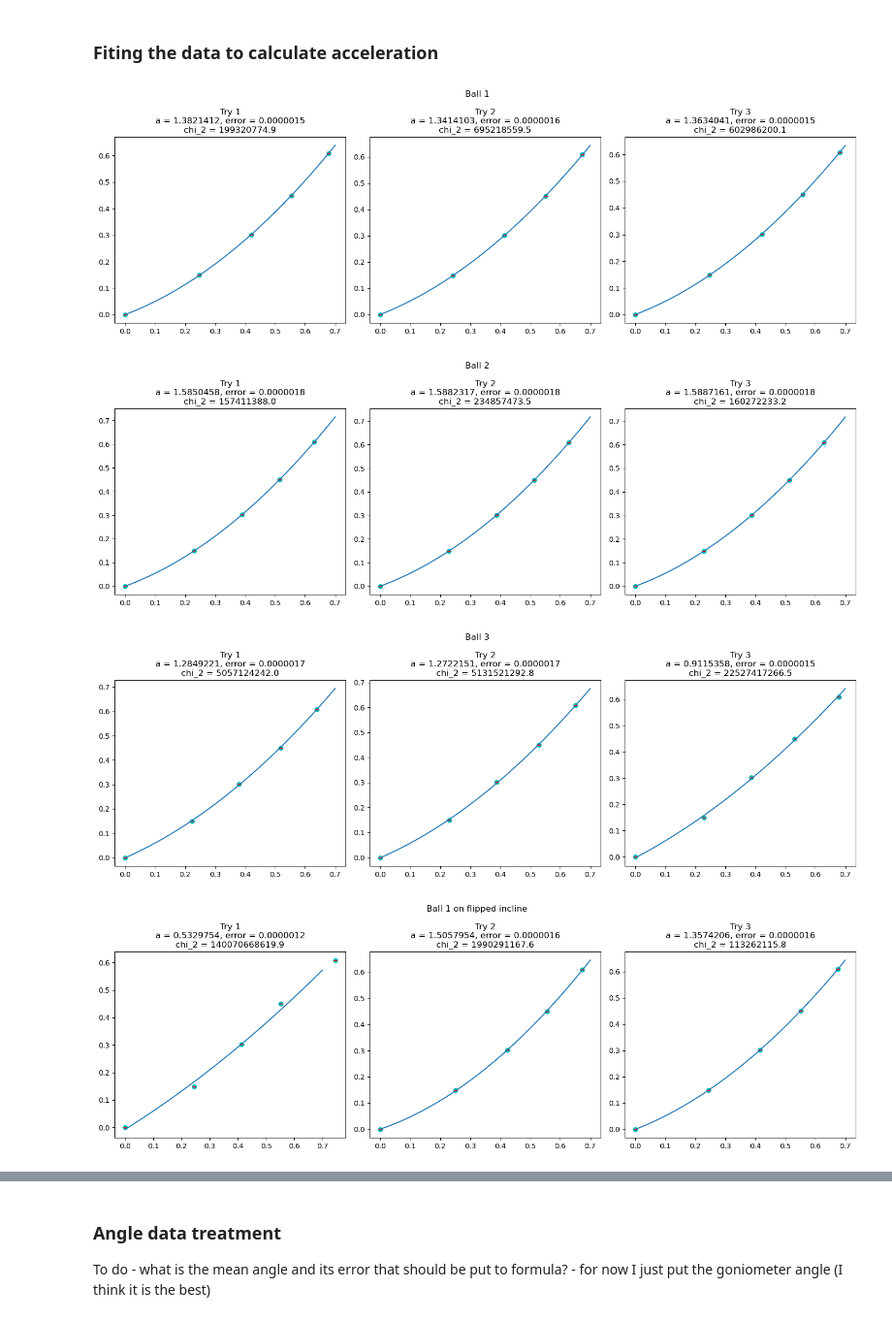
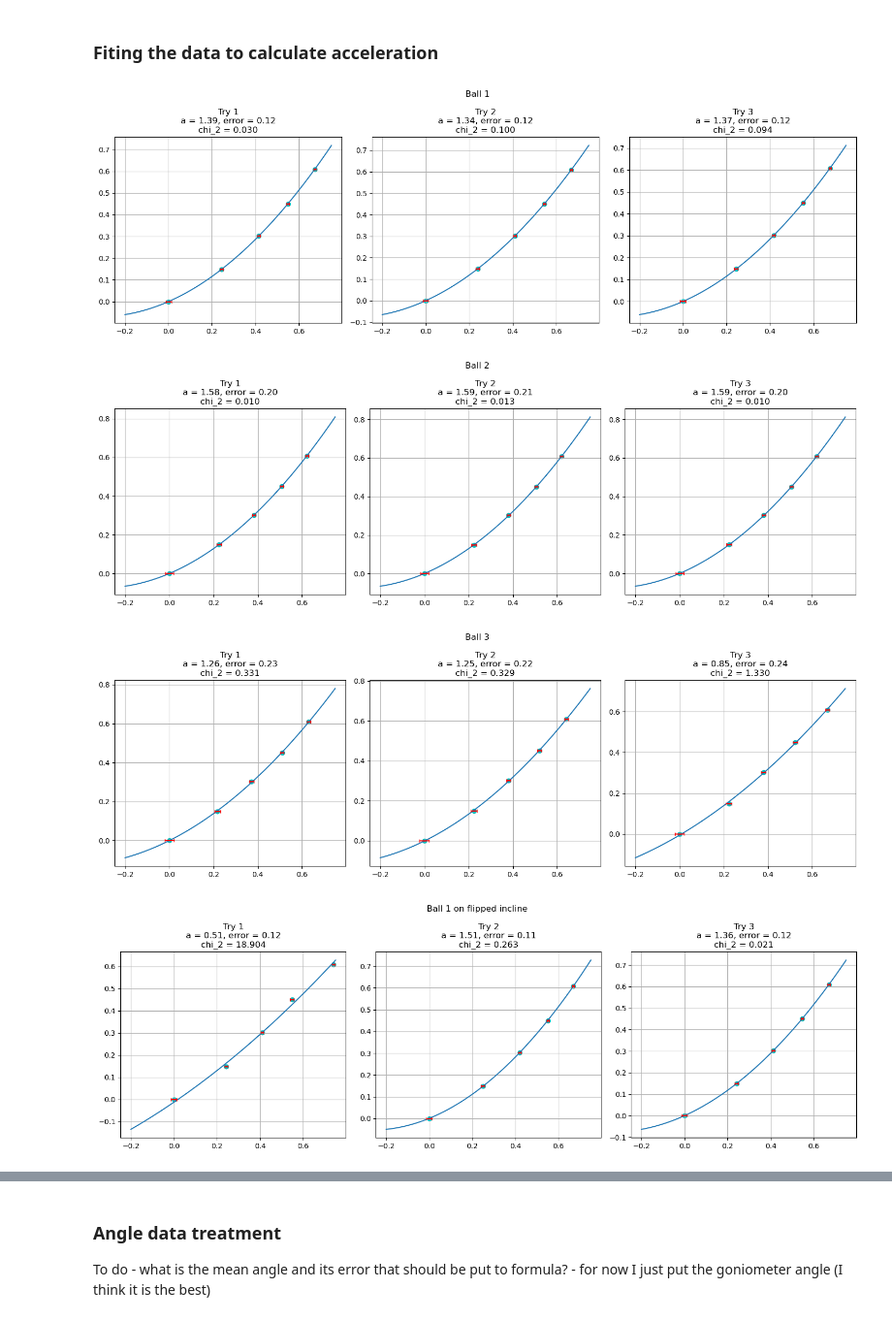
Before and after one commit to miguitarra/AppStats2024, a Jupyter notebook: Plane/incline_clean.ipynb, the cells around one changed output, grey strips where cells are left out. Shown: that part at 97% size. Cells and saved outputs as stored; diff of their text form; code cells hidden in the pictures.

Commit message:
midpoint_extractor implementation, including the time errors in propagation, fixing the chi_2 problem, and visualizing the results :))))

```diff
--- a/Plane/incline_clean.ipynb
+++ b/Plane/incline_clean.ipynb
@@ -154,7 +193,7 @@ def constant_fit(data, error):
 x_miguel = np.array([81.5, 65.33, 50.45, 35.25, 20.3])/100
 x_michal = np.array([80.8, 65.15, 50.35, 35.05, 20.15])/100
 x_sara = np.array([80.95, 65.15, 50.30, 35.05, 20.15])/100
-error = 0.05/100
+error_x = 0.05/100
 
 # Inverting the data (first gate reached had the lowest position value)
 x_miguel = x_miguel[::-1] - x_miguel[-1]
@@ -170,7 +209,7 @@ x_errors = []
 
 # calculating the mean (using chi2 constant fit although regular mean would work cause all uncertainties are the same)
 for col in x_blocked.T:
-    val, err = constant_fit(col, error*np.ones_like(col))
+    val, err = constant_fit(col, error_x*np.ones_like(col))
     x_mean.append(val)
     x_errors.append(err)
 # array with mean positions
@@ -187,72 +226,82 @@ x_errors = np.array(x_errors)
 def quadratic_function(t, a, b, c):
     return 0.5*a*t**2+b*t+c
 
-def quadratic_chi2(times, positions, error):
+def quadratic_chi2(times, error_t, positions, error_x):
     """
     Returns chi2 to minimize that is only dependent on the fit parameters
     """
+    def deriv(a, b):
+        '''Derivative of the quadratic function is needed to include time errors'''
+        return a*times + b
+
     def chi2_parameters(a, b, c):
-        chi2_val = sum((positions - quadratic_function(times, a, b, c))**2/error**2)
+        # 2 stands for square:
+        error_combined2 = error_x**2 + deriv(a, b)**2*error_t**2
+        chi2_val = sum((positions - quadratic_function(times, a, b, c))**2/error_combined2)
         return chi2_val
     return chi2_parameters
 
-def quadratic_fit_minimizator(times, positions, error):
+def quadratic_fit_minimizator(times, error_t, positions, error_x):
     '''
     Minimizes the quadratic chi2
     '''
-    m = Minuit(quadratic_chi2(times, positions, error), a=0.1, b=0, c=0)
+
+    m = Minuit(quadratic_chi2(times, error_t, positions, error_x), a=0.1, b=0, c=0)
+    m.errordef = 1
     m.migrad();
+
     chi_2 = m.fval
     # print(m.values[0:])
     # print(m.errors[0:])
     return m.values[0:], m.errors[0:], chi_2
+
+
 # Extracting fit parameters
 
-def position_vs_time_with_fit(no_of_ball ,entry_times, x_mean, x_errors, precision=7, flipped=False):
+def position_vs_time_with_fit(no_of_ball, entry_times, t_errors, x_mean, x_errors, precision=2, flipped=False):
 
+    pars1, errs1, chi2_1 = quadratic_fit_minimizator(entry_times[f'{no_of_ball}1'], t_errors[f'{no_of_ball}1'], x_mean, x_errors)
+    pars2, errs2, chi2_2 = quadratic_fit_minimizator(entry_times[f'{no_of_ball}2'], t_errors[f'{no_of_ball}2'], x_mean, x_errors)
+    pars3, errs3, chi2_3 = quadratic_fit_minimizator(entry_times[f'{no_of_ball}3'], t_errors[f'{no_of_ball}3'], x_mean, x_errors)
 
-    pars1, errs1, chi2_1 = quadratic_fit_minimizator(entry_times[f'{no_of_ball}1'], x_mean, x_errors)
-    pars2, errs2, chi2_2 = quadratic_fit_minimizator(entry_times[f'{no_of_ball}2'], x_mean, x_errors)
-    pars3, errs3, chi2_3 = quadratic_fit_minimizator(entry_times[f'{no_of_ball}3'], x_mean, x_errors)
-
-
-    domain = np.linspace(0, 0.7, 1000)
+    domain = np.linspace(-0.2, 0.75, 1000)
     vals1 = quadratic_function(domain, pars1[0], pars1[1], pars1[2])
     vals2 = quadratic_function(domain, pars2[0], pars2[1], pars2[2])
     vals3 = quadratic_function(domain, pars3[0], pars3[1], pars3[2])
-
 
     fig, axs = plt.subplots(1, 3, figsize=(15, 5))
     if flipped:
         fig.suptitle(f'Ball {no_of_ball} on flipped incline')
     else:
         fig.suptitle(f'Ball {no_of_ball}')
     axs[0].plot(domain, vals1)
     axs[0].scatter(entry_times[f'{no_of_ball}1'], x_mean, color='c')
-    axs[0].errorbar(entry_times[f'{no_of_ball}1'], x_mean, yerr=x_errors, fmt='none', ecolor='red', capsize=2)
-    axs[0].set_title(f'Try 1\na = {pars1[0]:.{precision}f}, error = {errs1[0]:.{precision}f}\nchi_2 = {chi2_1:.1f}')
-
+    axs[0].errorbar(entry_times[f'{no_of_ball}1'], x_mean, xerr=t_errors[f'{no_of_ball}1'], yerr=x_errors, fmt='none', ecolor='red', capsize=2)
+    axs[0].set_title(f'Try 1\na = {pars1[0]:.{precision}f}, error = {errs1[0]:.{precision}f}\nchi_2 = {chi2_1:.3f}')
 
     axs[1].plot(domain, vals2)
     axs[1].scatter(entry_times[f'{no_of_ball}2'], x_mean, color='c')
-    axs[1].errorbar(entry_times[f'{no_of_ball}2'], x_mean, yerr=x_errors, fmt='none', ecolor='red', capsize=2)
-    axs[1].set_title(f'Try 2\na = {pars2[0]:.{precision}f}, error = {errs2[0]:.{precision}f}\nchi_2 = {chi2_2:.1f}')
+    axs[1].errorbar(entry_times[f'{no_of_ball}2'], x_mean, xerr=t_errors[f'{no_of_ball}2'], yerr=x_errors, fmt='none', ecolor='red', capsize=2)
+    axs[1].set_title(f'Try 2\na = {pars2[0]:.{precision}f}, error = {errs2[0]:.{precision}f}\nchi_2 = {chi2_2:.3f}')
 
     axs[2].plot(domain, vals3)
     axs[2].scatter(entry_times[f'{no_of_ball}3'], x_mean, color='c')
-    axs[2].errorbar(entry_times[f'{no_of_ball}3'], x_mean, yerr=x_errors, fmt='none', ecolor='red', capsize=2)
-    axs[2].set_title(f'Try 3\na = {pars3[0]:.{precision}f}, error = {errs3[0]:.{precision}f}\nchi_2 = {chi2_3:.1f}')
-
+    axs[2].errorbar(entry_times[f'{no_of_ball}3'], x_mean, xerr=t_errors[f'{no_of_ball}3'], yerr=x_errors, fmt='none', ecolor='red', capsize=2)
+    axs[2].set_title(f'Try 3\na = {pars3[0]:.{precision}f}, error = {errs3[0]:.{precision}f}\nchi_2 = {chi2_3:.3f}')
+    for ax in axs:
+        ax.grid(True)
     plt.tight_layout()
     plt.show()
 
-for i in fixed_enum:
-    position_vs_time_with_fit(i, edge_times, x_mean, x_errors)
+
 
 for i in fixed_enum:
-    position_vs_time_with_fit(i, edge_times_f, x_mean, x_errors, flipped=True)
+    position_vs_time_with_fit(i, midpoints, mid_errs, x_mean, x_errors)
+
+for i in fixed_enum:
+    position_vs_time_with_fit(i, midpoints_f, mid_errs_f, x_mean, x_errors, flipped=True)
 # %% [output]
-[figure, old version]
+[figure, new version]
-[figure, old version]
+[figure, new version]
-[figure, old version]
+[figure, new version]
-[figure, old version]
+[figure, new version]
```
Also changed, not shown: parts of 11 cells of this notebook.
